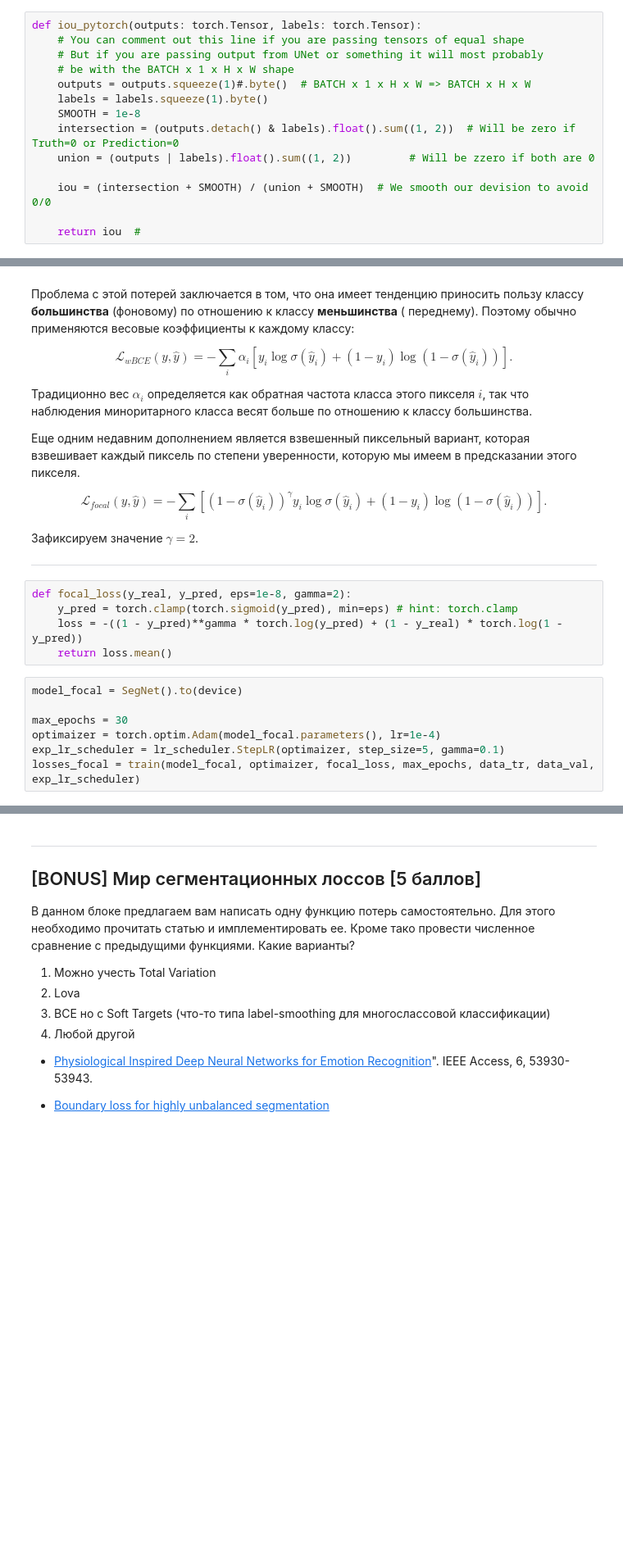
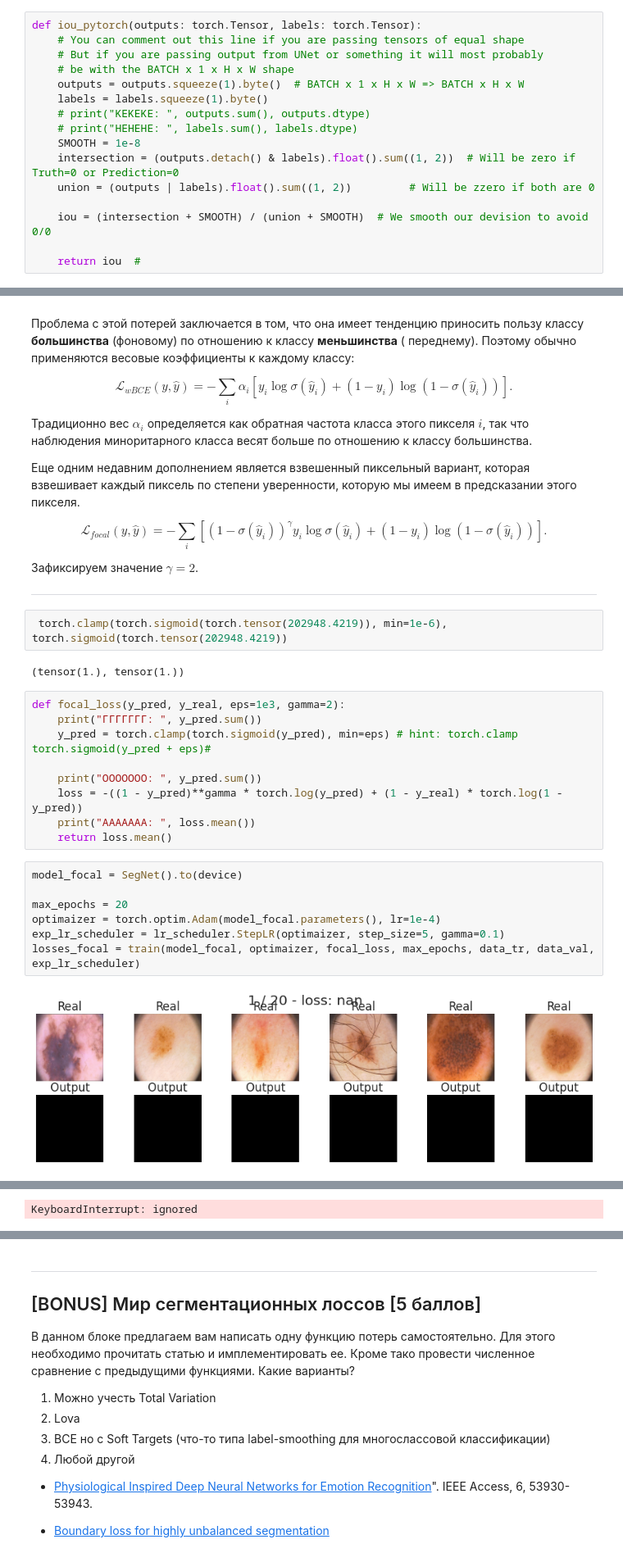
Before and after one commit to prosvirinKir/Deep-Learning-Sckool-term1, a Jupyter notebook: HW_6_semantic_segmentation.ipynb, the cells around one changed output, grey strips where cells are left out. Shown at 82% size. Drawn from its saved outputs; the diff is of its cells as text; blank space fills up the shorter version.

```diff
--- a/HW_6_semantic_segmentation.ipynb
+++ b/HW_6_semantic_segmentation.ipynb
@@ -342,8 +340,10 @@ def iou_pytorch(outputs: torch.Tensor, labels: torch.Tensor):
     # You can comment out this line if you are passing tensors of equal shape
     # But if you are passing output from UNet or something it will most probably
     # be with the BATCH x 1 x H x W shape
-    outputs = outputs.squeeze(1)#.byte()  # BATCH x 1 x H x W => BATCH x H x W
+    outputs = outputs.squeeze(1).byte()  # BATCH x 1 x H x W => BATCH x H x W
     labels = labels.squeeze(1).byte()
+    # print("KEKEKE: ", outputs.sum(), outputs.dtype)
+    # print("HEHEHE: ", labels.sum(), labels.dtype)
     SMOOTH = 1e-8
     intersection = (outputs.detach() & labels).float().sum((1, 2))  # Will be zero if Truth=0 or Prediction=0
     union = (outputs | labels).float().sum((1, 2))         # Will be zzero if both are 0
@@ -609,15 +626,25 @@ $$\mathcal L_{focal}(y, \hat y) = -\sum_i \left[\left(1-\sigma(\hat y_i)\right)^
 Зафиксируем значение $\gamma=2$.
 
 --------------------------------------------------------------------------------
+# %%
+ torch.clamp(torch.sigmoid(torch.tensor(202948.4219)), min=1e-6), torch.sigmoid(torch.tensor(202948.4219))
+# %% [output]
+(tensor(1.), tensor(1.))
 # %%
-def focal_loss(y_real, y_pred, eps=1e-8, gamma=2):
-    y_pred = torch.clamp(torch.sigmoid(y_pred), min=eps) # hint: torch.clamp
+def focal_loss(y_pred, y_real, eps=1e3, gamma=2):
+    print("ГГГГГГГ: ", y_pred.sum())
+    y_pred = torch.clamp(torch.sigmoid(y_pred), min=eps) # hint: torch.clamp torch.sigmoid(y_pred + eps)#
+
+    print("OOOOOOO: ", y_pred.sum())
     loss = -((1 - y_pred)**gamma * torch.log(y_pred) + (1 - y_real) * torch.log(1 - y_pred))
+    print("AAAAAAA: ", loss.mean())
     return loss.mean()
 # %%
 model_focal = SegNet().to(device)
 
-max_epochs = 30
+max_epochs = 20
 optimaizer = torch.optim.Adam(model_focal.parameters(), lr=1e-4)
 exp_lr_scheduler = lr_scheduler.StepLR(optimaizer, step_size=5, gamma=0.1)
 losses_focal = train(model_focal, optimaizer, focal_loss, max_epochs, data_tr, data_val, exp_lr_scheduler)
+# %% [output]
+[figure, added]
@@ -624,2 +668,3 @@ losses_focal = train(model_focal, optimaizer, focal_loss, max_epochs, data_tr, d
+KeyboardInterrupt: ignored
 # %%
 score_model(model_focal, iou_pytorch, data_val)
```
Also changed, not shown: parts of 45 cells of this notebook.
